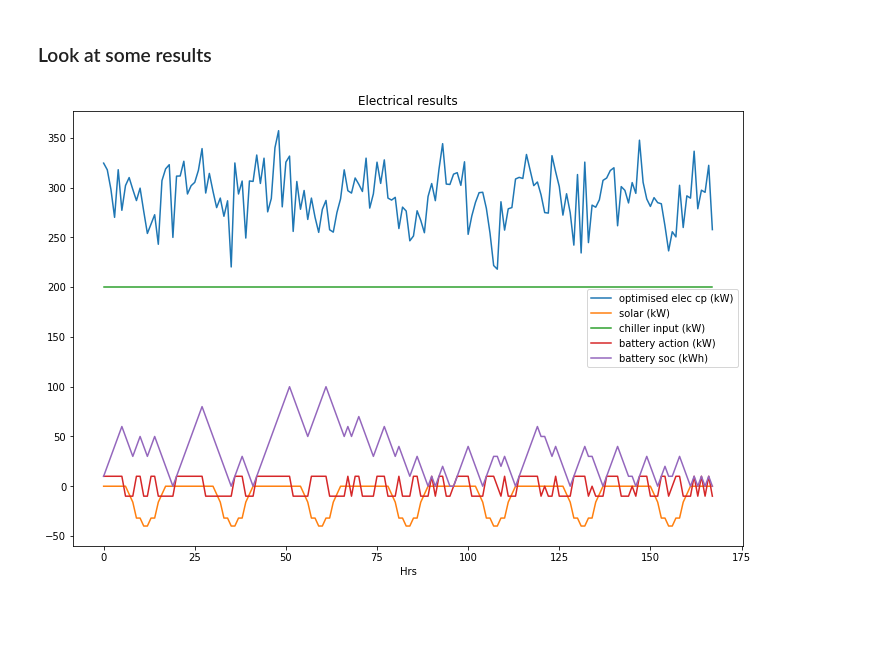
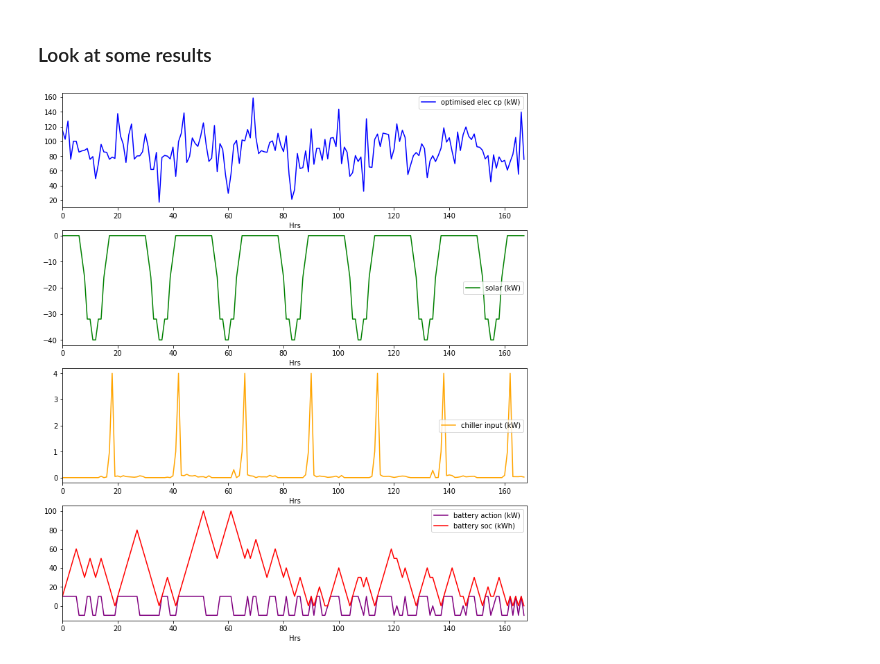
Before and after one commit to bsgip/echo, a Jupyter notebook: scripts/jupyter_examples/f&s_demo.ipynb, the cells around one changed output. Saved outputs shown, nothing was run; the diff lists cells and outputs as text; code cells hidden in the pictures; blank space fills up the shorter version.

Commit message:
added weighted sum of past inputs to boiler class, made thermal load a node with an arbitrary number of ports rather than a port, added validators, updated f&s demo

```diff
--- a/scripts/jupyter_examples/f&s_demo.ipynb
+++ b/scripts/jupyter_examples/f&s_demo.ipynb
@@ -117,12 +136,11 @@ battery_node.ports['battery'] = battery_port
 # %%
 # Chiller node
-chiller_node = SimpleChiller(node_name='chiller',
-                             input_ub=250,
-                             output_ub=250) # Rating in kW
+chiller_node = SimpleChiller(node_name='chiller')
 
 # Define pairs of points that maps chiller input to output. These points form a piecewise approx. of a nonlinear function.
-input_breakpoints = [0, 150, 200, 220, 250]
-output_values = [0, 50, 100, 150, 250]
+input_breakpoints = [0, 1, 4, 8, 10]
+output_values = [0, 6, 9, 10, 10]
+
 
 # Add these points to the chiller object
 chiller_node.add_input_pts(input_breakpoints, time_periods=time_periods, expansion_periods=expansion_periods)
@@ -134,11 +152,4 @@ plt.xlabel('Input kW')
 plt.ylabel('Output kW')
 plt.title('Chiller input/output curve')
 plt.show()
-
-
-# Create a cooling load
-cooling_node = Node(node_name='cooling_load')
-cooling_port = FixedThermalPort()
-cooling_port.add_initial_value_from_array([-100]*time_periods)
-cooling_node.ports['cooling load'] = cooling_port
 # %% [output]
@@ -204,7 +191,7 @@ carbon_agg_node.add_aggregation_transformation(sum_port_name='sum')
 # %%
 # Create an optimisation graph and add all our nodes to the graph
 system = OptimisationGraph()
-system.add_node_obj([bulk_grid_node, connection_pt_node, solar_node, chiller_node, battery_node, load_node, cooling_node, heating_node, bulk_gas_node, carbon_agg_node, gas_connection_pt_node, gas_boiler])
+system.add_node_obj([bulk_grid_node, connection_pt_node, solar_node, chiller_node, battery_node, load_node, thermal_load, bulk_gas_node, carbon_agg_node, gas_connection_pt_node, gas_boiler])
 # %% [markdown]
 ## Next we build all the edges which represent connectivity
 # %%
@@ -284,19 +285,36 @@ CPLEX>
 # %%
 # ## Plot the optimised connection point
 # plt.plot(elec_rate_daily*7, label='import_tariff')
 # plt.xlabel('Hrs')
 # plt.legend()
 # plt.show()
 
-fig = plt.figure(figsize=(12,8))
-plt.plot(optimiser.values(connection_pt_node.ports['upstream'].port_name), label='optimised elec cp (kW)')
-plt.plot(optimiser.values(solar_port.port_name), label='solar (kW)')
-plt.plot(optimiser.values(chiller_node.ports['input'].port_name), label='chiller input (kW)')
-plt.plot(optimiser.values(battery_port.port_name), label='battery action (kW)')
-plt.plot(optimiser.values(battery_port.soc_value), label='battery soc (kWh)')
+fig = plt.figure(figsize=(12, 14))
+ax1 = fig.add_subplot(4, 1, 1)
+ax1.plot(optimiser.values(connection_pt_node.ports['upstream'].port_name), label='optimised elec cp (kW)', color='blue')
 plt.xlabel('Hrs')
+plt.xlim([0,time_periods])
 plt.legend()
-plt.title('Electrical results')
+
+ax2 = fig.add_subplot(4, 1, 2)
+ax2.plot(optimiser.values(solar_port.port_name), label='solar (kW)', color='green')
+plt.xlabel('Hrs')
+plt.xlim([0,time_periods])
+plt.legend()
+
+ax3 = fig.add_subplot(4, 1, 3)
+ax3.plot(optimiser.values(chiller_node.ports['input'].port_name), label='chiller input (kW)', color='orange')
+plt.xlabel('Hrs')
+plt.xlim([0,time_periods])
+plt.legend()
+
+ax4 = fig.add_subplot(4, 1, 4)
+ax4.plot(optimiser.values(battery_port.port_name), label='battery action (kW)', color='purple')
+ax4.plot(optimiser.values(battery_port.soc_value), label='battery soc (kWh)', color='red')
+plt.xlabel('Hrs')
+plt.xlim([0,time_periods])
+plt.legend()
+
 plt.show()
 # %% [output]
-[figure, old version]
+[figure, new version]
```
Also changed, not shown: parts of 19 cells of this notebook, 5 other files.
